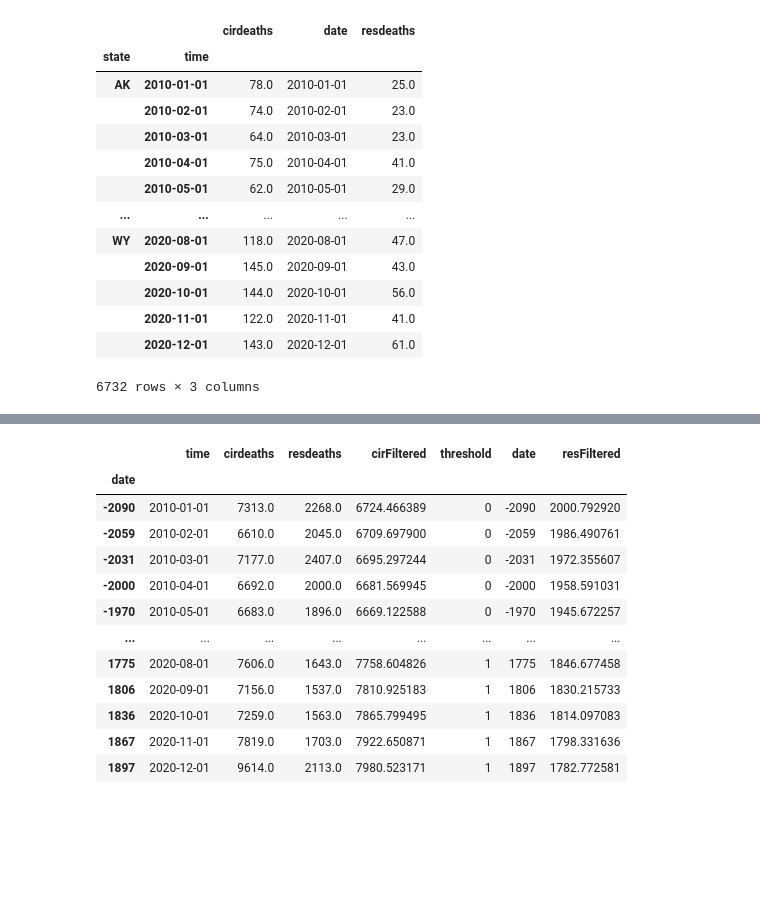
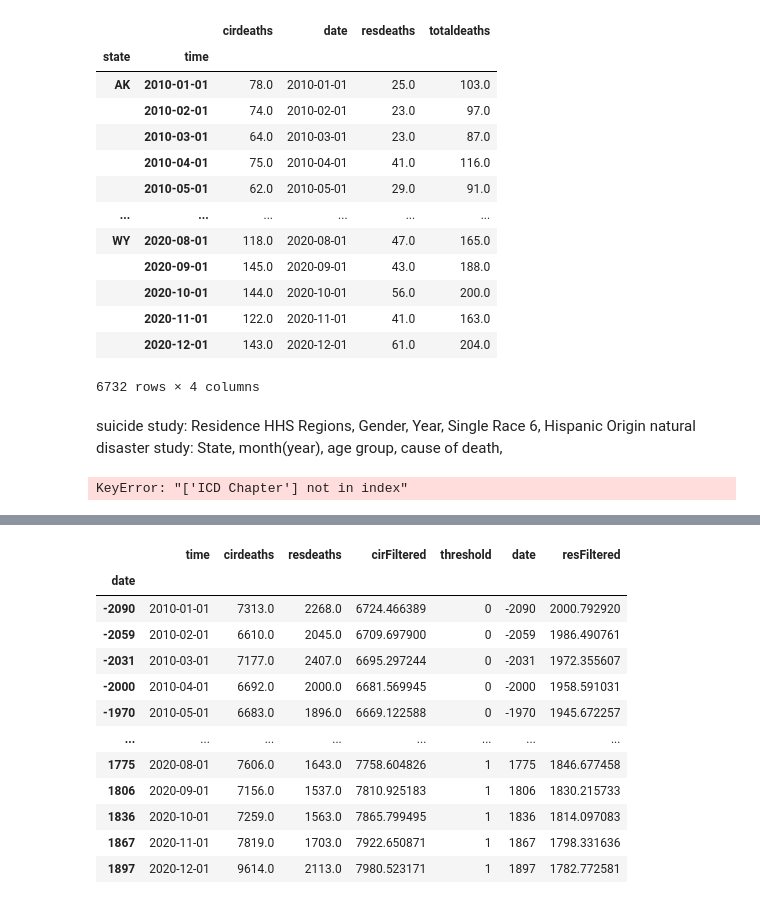
Before and after one commit to arnaud39/us_studies, a Jupyter notebook: prod.ipynb, the cells around one changed output, grey strips where cells are left out. Drawn from its saved outputs; the diff is of its cells as text; code cells hidden in the pictures; blank space fills up the shorter version.

```diff
--- a/prod.ipynb
+++ b/prod.ipynb
@@ -6,3 +3,32 @@ natural disaster study: State, month(year), age group, cause of death,
+# %%
+observed_outcome = [
+    "Diseases of the circulatory system",
+    "Diseases of the respiratory system",
+]
+short_outcome = ["circulatory system", "respiratory system"]
+
+data = auto_wonder_pipeline(
+    observed_outcome=observed_outcome,
+    short_outcome=short_outcome,
+)
+# %% [output]
+|  |  | cirdeaths | date | resdeaths | totaldeaths |
+| state | time |  |  |  |  |
+| AK | 2010-01-01 | 78.0 | 2010-01-01 | 25.0 | 103.0 |
+|  | 2010-02-01 | 74.0 | 2010-02-01 | 23.0 | 97.0 |
+|  | 2010-03-01 | 64.0 | 2010-03-01 | 23.0 | 87.0 |
+|  | 2010-04-01 | 75.0 | 2010-04-01 | 41.0 | 116.0 |
+|  | 2010-05-01 | 62.0 | 2010-05-01 | 29.0 | 91.0 |
+| ... | ... | ... | ... | ... | ... |
+| WY | 2020-08-01 | 118.0 | 2020-08-01 | 47.0 | 165.0 |
+|  | 2020-09-01 | 145.0 | 2020-09-01 | 43.0 | 188.0 |
+|  | 2020-10-01 | 144.0 | 2020-10-01 | 56.0 | 200.0 |
+|  | 2020-11-01 | 122.0 | 2020-11-01 | 41.0 | 163.0 |
+|  | 2020-12-01 | 143.0 | 2020-12-01 | 61.0 | 204.0 |
+6732 rows × 4 columns
+# %% [markdown]
+suicide study: Residence HHS Regions, Gender, Year, Single Race 6, Hispanic Origin
+natural disaster study: State, month(year), age group, cause of death,
 # %%
 observed_outcome = [
     "Diseases of the circulatory system",
@@ -14,23 +40,5 @@ df_observed = auto_wonder_pipeline(
     observed_outcome=observed_outcome,
     short_outcome=short_outcome,
 )
-
-
-df_1 = process_data_rd(df_observed, state="CA", disaster_date="2015-9-22")
+# %% [output]
+KeyError: "['ICD Chapter'] not in index"
-# %%
-df_observed
-# %% [output]
-|  |  | cirdeaths | date | resdeaths |
-| state | time |  |  |  |
-| AK | 2010-01-01 | 78.0 | 2010-01-01 | 25.0 |
-|  | 2010-02-01 | 74.0 | 2010-02-01 | 23.0 |
-|  | 2010-03-01 | 64.0 | 2010-03-01 | 23.0 |
-|  | 2010-04-01 | 75.0 | 2010-04-01 | 41.0 |
-|  | 2010-05-01 | 62.0 | 2010-05-01 | 29.0 |
-| ... | ... | ... | ... | ... |
-| WY | 2020-08-01 | 118.0 | 2020-08-01 | 47.0 |
-|  | 2020-09-01 | 145.0 | 2020-09-01 | 43.0 |
-|  | 2020-10-01 | 144.0 | 2020-10-01 | 56.0 |
-|  | 2020-11-01 | 122.0 | 2020-11-01 | 41.0 |
-|  | 2020-12-01 | 143.0 | 2020-12-01 | 61.0 |
-6732 rows × 3 columns
```
Also changed, not shown: parts of 3 cells of this notebook, 2 other files.
